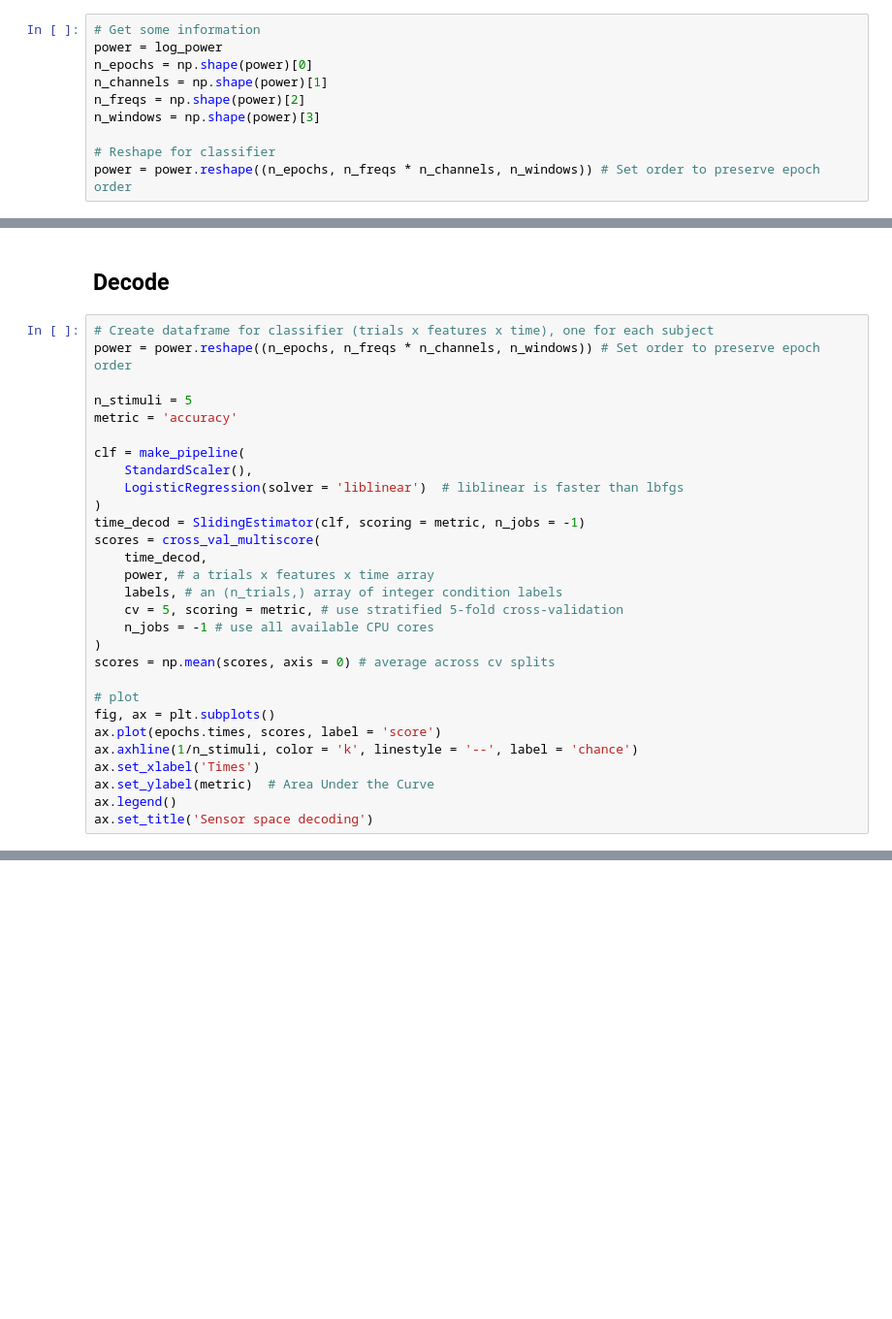
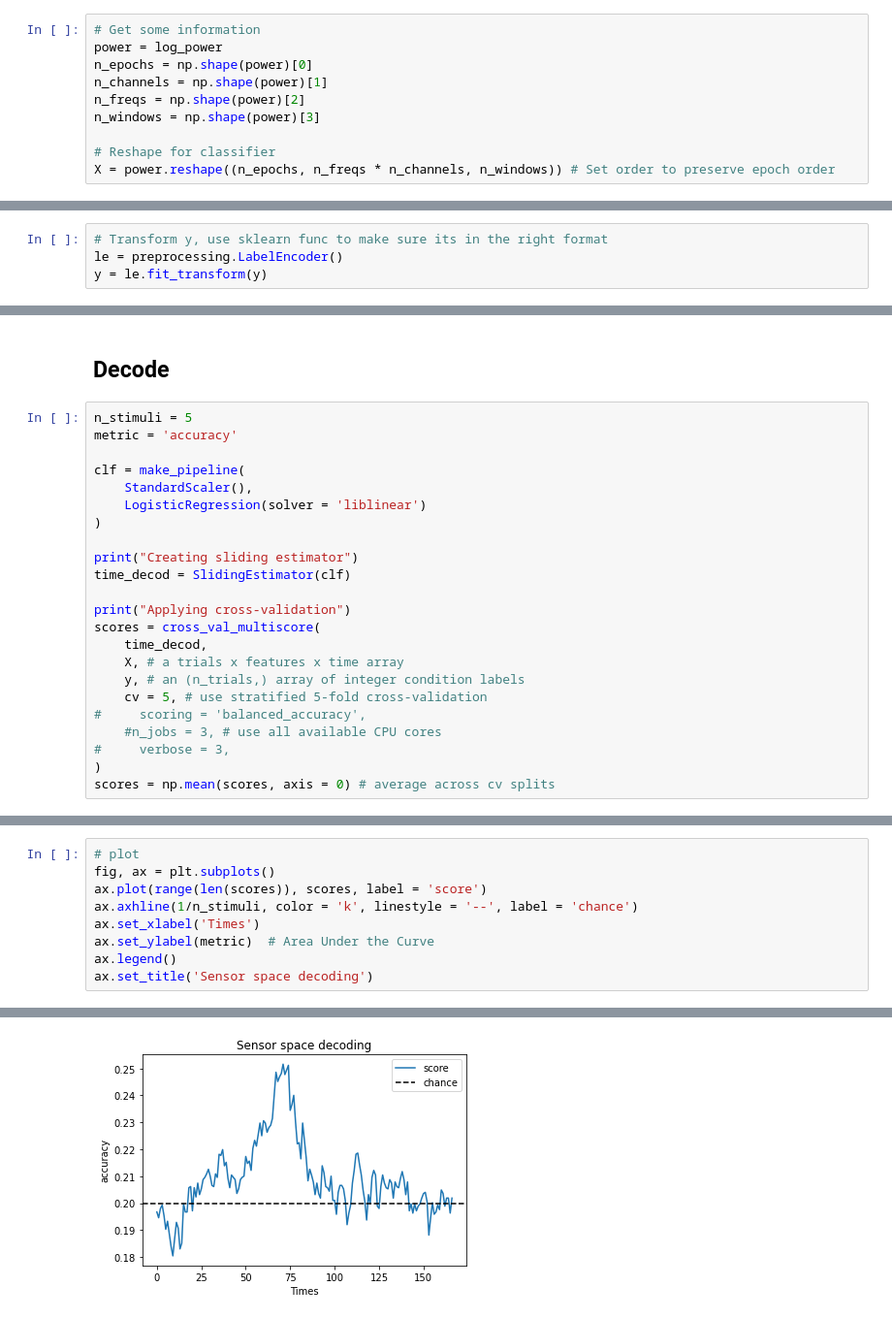
Before and after one commit to letitiayhho/tone-target-monitoring-2, a Jupyter notebook: analysis/decoder.ipynb, the cells around one changed output, grey strips where cells are left out. Shown: that part at 97% size. Saved outputs shown, nothing was run; the diff lists cells and outputs as text; blank space fills up the shorter version.

Commit message:
First working version of decoder

```diff
--- a/analysis/decoder.ipynb
+++ b/analysis/decoder.ipynb
@@ -100,6 +102,6 @@ n_freqs = np.shape(power)[2]
 n_windows = np.shape(power)[3]
 
 # Reshape for classifier
-power = power.reshape((n_epochs, n_freqs * n_channels, n_windows)) # Set order to preserve epoch order
+X = power.reshape((n_epochs, n_freqs * n_channels, n_windows)) # Set order to preserve epoch order
 # %%
 # Create array of condition labels
@@ -121,0 +111,4 @@ labels = labels.replace({10001 : 50, 10002 : 100, 10003 : 150, 10004 : 200, 1000
+# %%
+# Transform y, use sklearn func to make sure its in the right format
+le = preprocessing.LabelEncoder()
+y = le.fit_transform(y)
@@ -122,32 +119,26 @@ labels = labels.replace({10001 : 50, 10002 : 100, 10003 : 150, 10004 : 200, 1000
 # %% [markdown]
 ## Decode
 # %%
-# Create dataframe for classifier (trials x features x time), one for each subject
-power = power.reshape((n_epochs, n_freqs * n_channels, n_windows)) # Set order to preserve epoch order
-
 n_stimuli = 5
 metric = 'accuracy'
 
 clf = make_pipeline(
     StandardScaler(),
-    LogisticRegression(solver = 'liblinear')  # liblinear is faster than lbfgs
+    LogisticRegression(solver = 'liblinear')
 )
-time_decod = SlidingEstimator(clf, scoring = metric, n_jobs = -1)
+
+print("Creating sliding estimator")
+time_decod = SlidingEstimator(clf)
+
+print("Applying cross-validation")
 scores = cross_val_multiscore(
     time_decod,
-    power, # a trials x features x time array
-    labels, # an (n_trials,) array of integer condition labels
-    cv = 5, scoring = metric, # use stratified 5-fold cross-validation
-    n_jobs = -1 # use all available CPU cores
+    X, # a trials x features x time array
+    y, # an (n_trials,) array of integer condition labels
+    cv = 5, # use stratified 5-fold cross-validation
+#     scoring = 'balanced_accuracy',
+    #n_jobs = 3, # use all available CPU cores
+#     verbose = 3,
 )
 scores = np.mean(scores, axis = 0) # average across cv splits
-
-# plot
-fig, ax = plt.subplots()
-ax.plot(epochs.times, scores, label = 'score')
-ax.axhline(1/n_stimuli, color = 'k', linestyle = '--', label = 'chance')
-ax.set_xlabel('Times')
-ax.set_ylabel(metric)  # Area Under the Curve
-ax.legend()
-ax.set_title('Sensor space decoding')
 # %% [output]
@@ -155,0 +148,10 @@ ax.set_title('Sensor space decoding')
+# %%
+# plot
+fig, ax = plt.subplots()
+ax.plot(range(len(scores)), scores, label = 'score')
+ax.axhline(1/n_stimuli, color = 'k', linestyle = '--', label = 'chance')
+ax.set_xlabel('Times')
+ax.set_ylabel(metric)  # Area Under the Curve
+ax.legend()
+ax.set_title('Sensor space decoding')
+# %% [output]
@@ -155,0 +159 @@ ax.set_title('Sensor space decoding')
+[figure, added]
```
Also changed, not shown: parts of 9 cells of this notebook, 1 other file.
